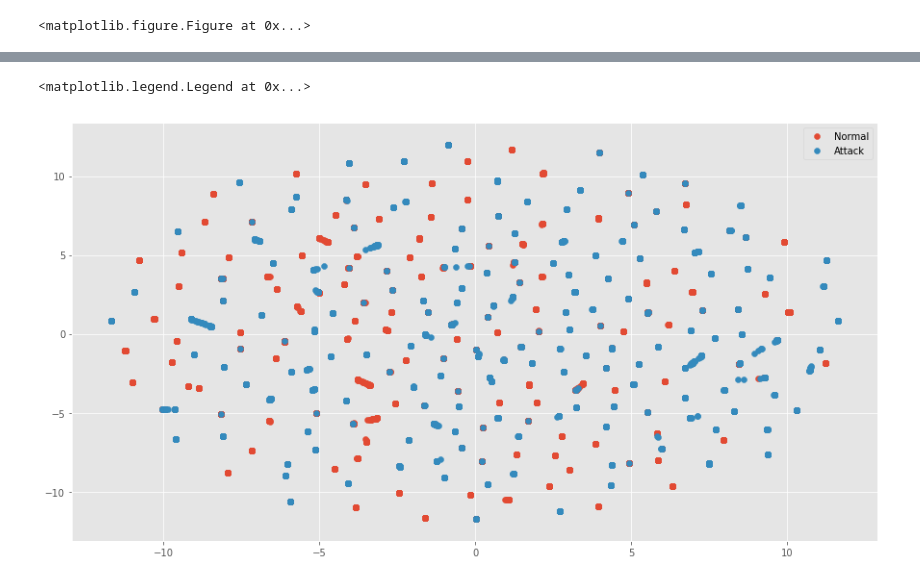
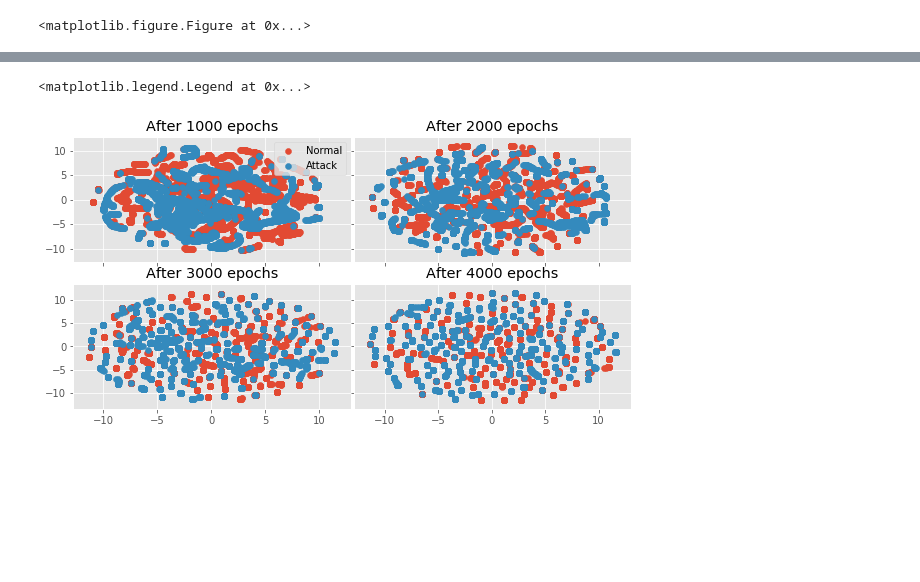
Before and after one commit to rkmalaiya/network_anomaly_detection_deep_learning, a Jupyter notebook: eda.ipynb, the cells around one changed output, grey strips where cells are left out. Saved outputs shown, nothing was run; the diff lists cells and outputs as text; code cells hidden in the pictures; blank space fills up the shorter version.

```diff
--- a/eda.ipynb
+++ b/eda.ipynb
@@ -405,10 +434,10 @@ plt.figure(figsize=(15,8))
 <matplotlib.figure.Figure at 0x...>
 <matplotlib.figure.Figure at 0x...>
 # %%
-from sklearn.manifold import TSNE
-model = TSNE(n_components=2, random_state=0)
-#np.set_printoptions(suppress=True)
-sample = df_train.sample(10000)
-x_tsne = sample.iloc[:, :-1]
-y_tsne = sample.iloc[:, -1]
-df = model.fit_transform(x_tsne)
+#from sklearn.manifold import TSNE
+#model = TSNE(n_components=2, random_state=0)
+##np.set_printoptions(suppress=True)
+#sample = df_train.sample(10000)
+#x_tsne = sample.iloc[:, :-1]
+#y_tsne = sample.iloc[:, -1]
+#df = model.fit_transform(x_tsne)
@@ -454,10 +443,0 @@ plt.legend()
-# %%
-df = model.fit_transform(df)
-plt.figure(figsize=(15,8))
-plt.scatter(x = df[y_tsne==0,0], y = df[y_tsne==0,1], label = 'Normal')
-plt.scatter(x = df[y_tsne==1,0], y = df[y_tsne==1,1], label = 'Attack')
-
-plt.legend()
-# %% [output]
-<matplotlib.legend.Legend at 0x...>
-[figure, removed]
@@ -463,0 +453,32 @@ plt.legend()
+# %%
+df = pd.read_pickle("dataset/tsne_df.pkl").values
+df1 = pd.read_pickle("dataset/tsne_df1.pkl").values
+df2 = pd.read_pickle("dataset/tsne_df2.pkl").values
+df3 = pd.read_pickle("dataset/tsne_df3.pkl").values
+# %%
+
+#plt.figure(figsize=(15,8))
+
+f, ((ax1, ax2), (ax3, ax4)) = plt.subplots(2, 2, sharex='col', sharey='row', figsize=(10,5))
+
+ax1.scatter(x = df[y_tsne==0,0], y = df[y_tsne==0,1], label = 'Normal')
+ax1.scatter(x = df[y_tsne==1,0], y = df[y_tsne==1,1], label = 'Attack')
+ax1.title.set_text("After 1000 epochs")
+
+ax2.scatter(x = df1[y_tsne==0,0], y = df1[y_tsne==0,1], label = 'Normal')
+ax2.scatter(x = df1[y_tsne==1,0], y = df1[y_tsne==1,1], label = 'Attack')
+ax2.title.set_text("After 2000 epochs")
+
+ax3.scatter(x = df2[y_tsne==0,0], y = df2[y_tsne==0,1], label = 'Normal')
+ax3.scatter(x = df2[y_tsne==1,0], y = df2[y_tsne==1,1], label = 'Attack')
+ax3.title.set_text("After 3000 epochs")
+
+ax4.scatter(x = df3[y_tsne==0,0], y = df3[y_tsne==0,1], label = 'Normal')
+ax4.scatter(x = df3[y_tsne==1,0], y = df3[y_tsne==1,1], label = 'Attack')
+ax4.title.set_text("After 4000 epochs")
+
+plt.subplots_adjust(wspace=0.01, hspace=0.18)
+ax1.legend(loc=0)
+# %% [output]
+<matplotlib.legend.Legend at 0x...>
+[figure, added]
```
Also changed, not shown: parts of 13 cells of this notebook.
